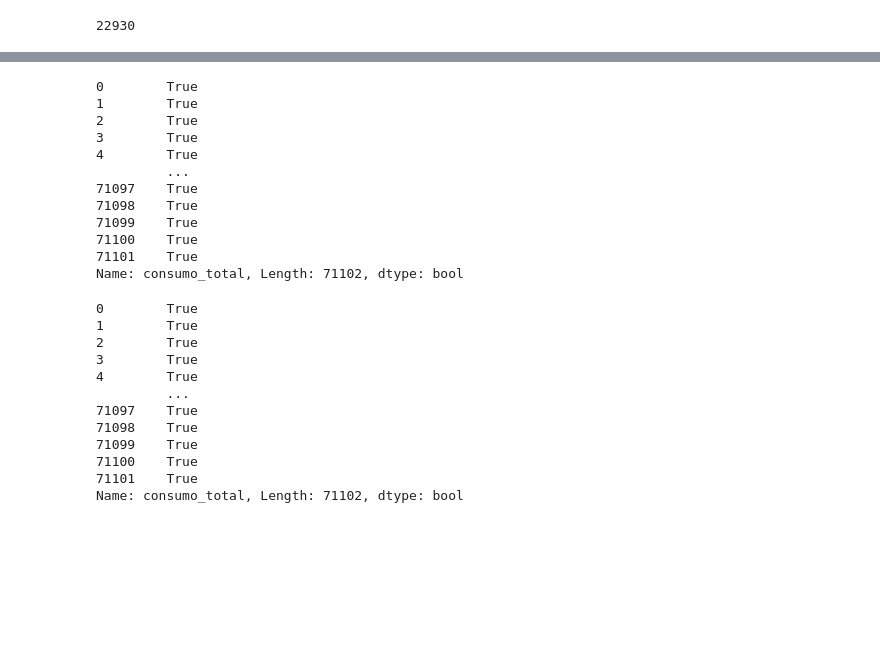
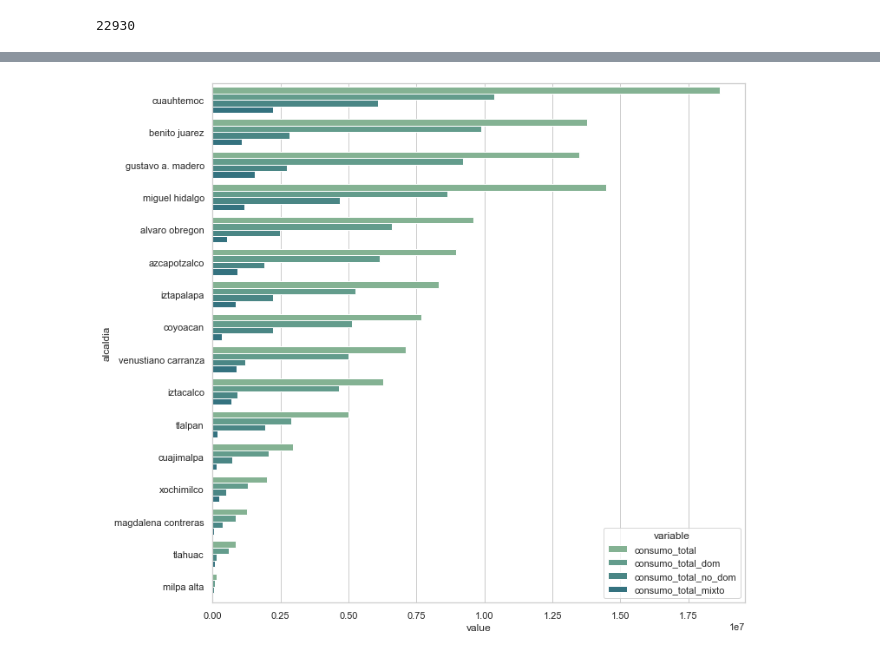
Before and after one commit to ElenaVillano/eda_geda_conagua, a Jupyter notebook: Ele_graphics.ipynb, the cells around one changed output, grey strips where cells are left out. Saved outputs shown, nothing was run; the diff lists cells and outputs as text; code cells hidden in the pictures; blank space fills up the shorter version.

```diff
--- a/Ele_graphics.ipynb
+++ b/Ele_graphics.ipynb
@@ -186,30 +162,16 @@ sns.displot(df['consumo_total'].between(0, 20000))
-# %%
-df['consumo_total'].between(0, 20000)
-# %% [output]
-0        True
-1        True
-2        True
-3        True
-4        True
-         ...
-71097    True
-71098    True
-71099    True
-71100    True
-71101    True
-Name: consumo_total, Length: 71102, dtype: bool
-# %%
-(0 <= df['consumo_total']) & (df['consumo_total'] < 20000)
-# %% [output]
-0        True
-1        True
-2        True
-3        True
-4        True
-         ...
-71097    True
-71098    True
-71099    True
-71100    True
-71101    True
-Name: consumo_total, Length: 71102, dtype: bool
+# %%
+dom_no = pd.DataFrame(df,
+                      columns=['alcaldia',
+                               'consumo_total',
+                               'consumo_total_dom',
+                               'consumo_total_no_dom',
+                              'consumo_total_mixto'])\
+.groupby(['alcaldia'], as_index=False).sum()\
+.sort_values(by=['consumo_total_dom'], ascending=False)\
+.melt(id_vars='alcaldia')\
+# %%
+sns.set(style='whitegrid',rc={'figure.figsize':(11,11)},palette='crest')
+plt1 = sns.barplot(x="value", y="alcaldia",
+            data=dom_no, hue = 'variable')
+# %% [output]
+[figure, added]
```
Also changed, not shown: parts of 14 cells of this notebook.
